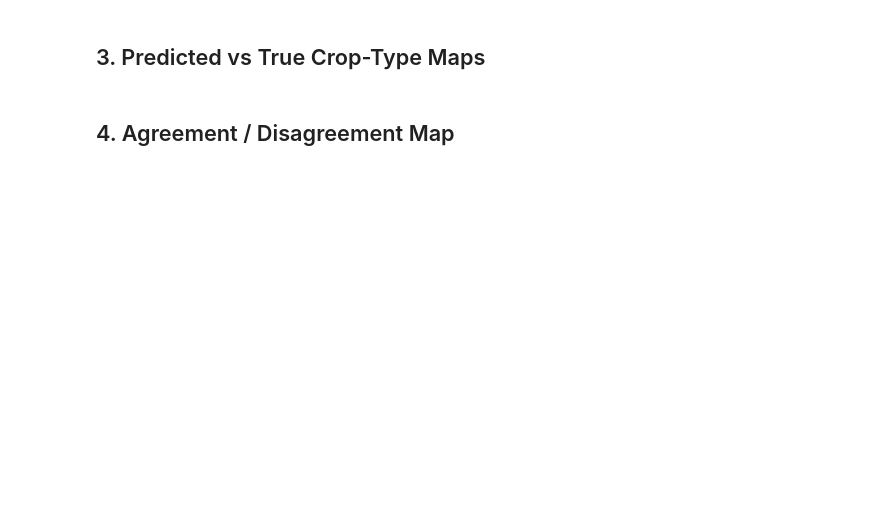
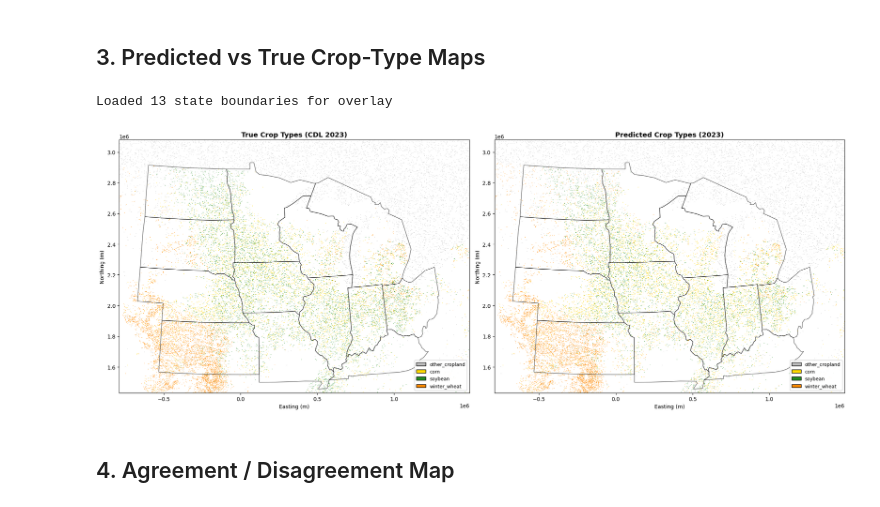
Before and after one commit to SatrunsDream/GeoCrop-Spatiotemporal-Modeling, a Jupyter notebook: notebooks/task4_crop_mapping/04_spatial_maps_and_discussion.ipynb, the cells around one changed output. Saved outputs shown, nothing was run; the diff lists cells and outputs as text; code cells hidden in the pictures; blank space fills up the shorter version.

```diff
--- a/notebooks/task4_crop_mapping/04_spatial_maps_and_discussion.ipynb
+++ b/notebooks/task4_crop_mapping/04_spatial_maps_and_discussion.ipynb
@@ -87,26 +97,49 @@ print(f"Unique true:      {np.unique(true_raster)}")
 ## 3. Predicted vs True Crop-Type Maps
 # %%
 from src.viz.prediction_maps import plot_crop_type_map
+from src.viz.rotation_maps import load_cornbelt_state_boundaries_5070
 
-fig, axes = plt.subplots(1, 2, figsize=(18, 7))
+# Load state boundaries for overlay
+states = load_cornbelt_state_boundaries_5070(REPO_ROOT)
+if states is not None:
+    print(f"Loaded {len(states)} state boundaries for overlay")
+else:
+    print("State boundaries not available — maps will render without overlays")
+
+# Compute geo-referenced extent from the affine transform
+t = meta["transform"]  # [a, b, c, d, e, f] — rasterio ordering
+left = t[2]
+top = t[5]
+right = left + t[0] * WIDTH
+bottom = top + t[4] * HEIGHT
+geo_extent = (left, right, bottom, top)
+
+fig, axes = plt.subplots(1, 2, figsize=(20, 8))
 
 plot_crop_type_map(
     true_raster, ax=axes[0],
     class_names=CLASS_NAMES, class_colors=CLASS_COLORS,
     title=f"True Crop Types (CDL {cfg['panel']['test_year']})",
     nodata=NODATA,
+    extent=geo_extent,
+    state_shapes=states,
 )
 
 plot_crop_type_map(
     pred_raster, ax=axes[1],
     class_names=CLASS_NAMES, class_colors=CLASS_COLORS,
     title=f"Predicted Crop Types ({cfg['panel']['test_year']})",
     nodata=NODATA,
+    extent=geo_extent,
+    state_shapes=states,
 )
 
 plt.tight_layout()
 fig.savefig(FIGURES_DIR / "task4_crop_maps_pred_vs_true.png", dpi=150, bbox_inches="tight")
 plt.show()
+# %% [output]
+Loaded 13 state boundaries for overlay
+[figure, added]
 # %% [markdown]
 ## 4. Agreement / Disagreement Map
 # %%
```
Also changed, not shown: parts of 5 cells of this notebook, 29 other files.
